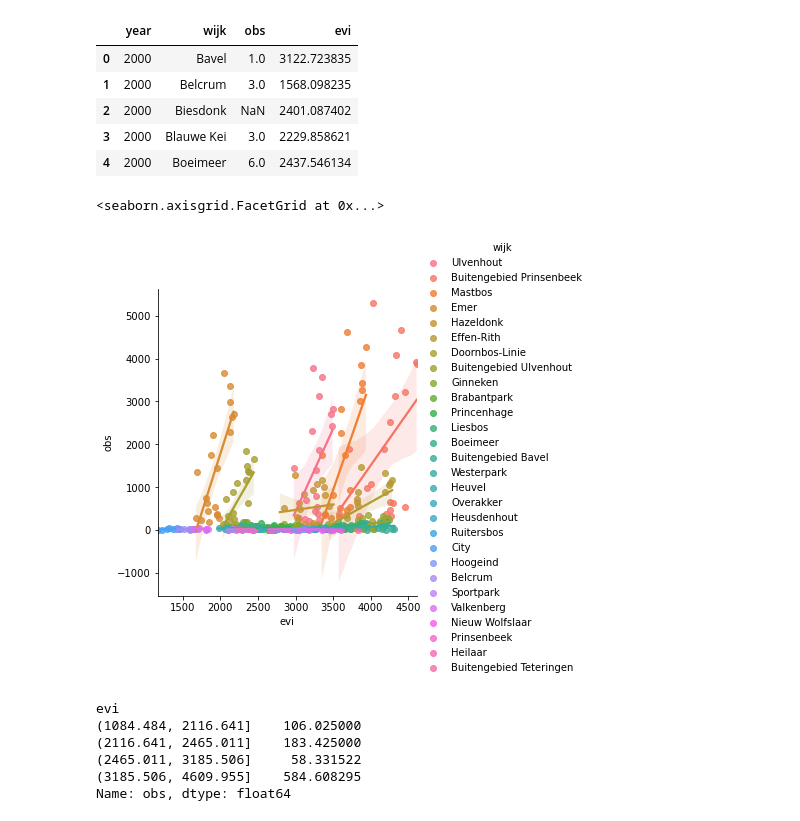
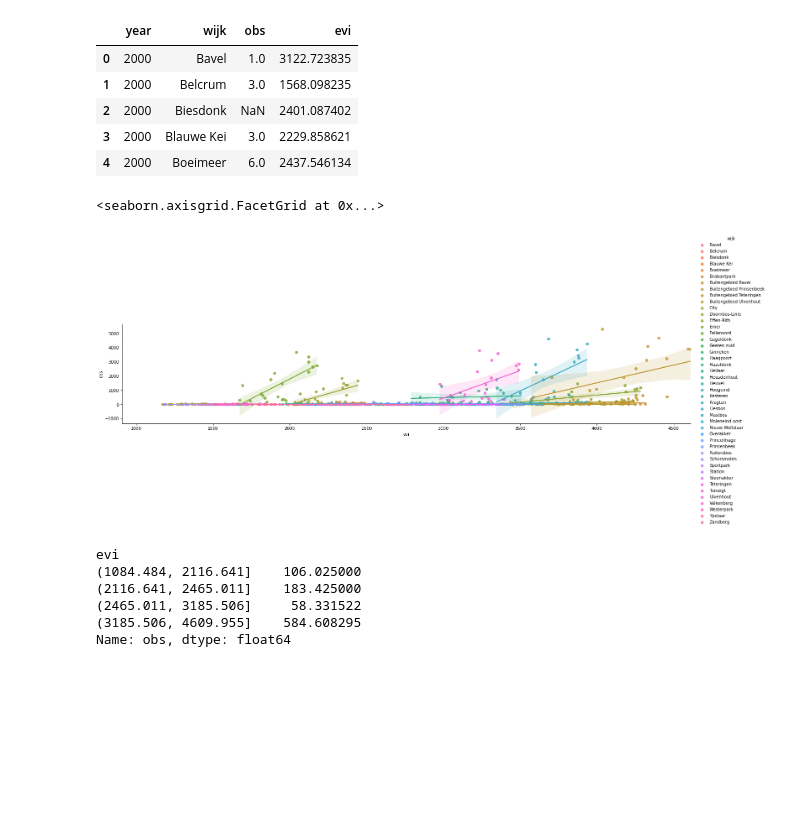
Before and after one commit to esquire900/hackaton-2020, a Jupyter notebook: waarnemingen/obs.org-match-evi.ipynb, the cells around one changed output. Saved outputs shown, nothing was run; the diff lists cells and outputs as text; code cells hidden in the pictures; blank space fills up the shorter version.

```diff
--- a/waarnemingen/obs.org-match-evi.ipynb
+++ b/waarnemingen/obs.org-match-evi.ipynb
@@ -48,10 +45,10 @@ df_res.head()
 # %%
 import seaborn as sns
 
-sns.lmplot("evi", "obs", data=df_res, hue="wijk")
+sns.lmplot("evi", "obs", data=df_res, hue="wijk", height=4, aspect=5)
 # %% [output]
 <seaborn.axisgrid.FacetGrid at 0x...>
-[figure, old version]
+[figure, new version]
 # %%
 df_res.obs.groupby(pd.qcut(df_res.evi, 4)).mean()
 # %% [output]
```
Also changed, not shown: parts of 1 cell of this notebook, 2 other files.
